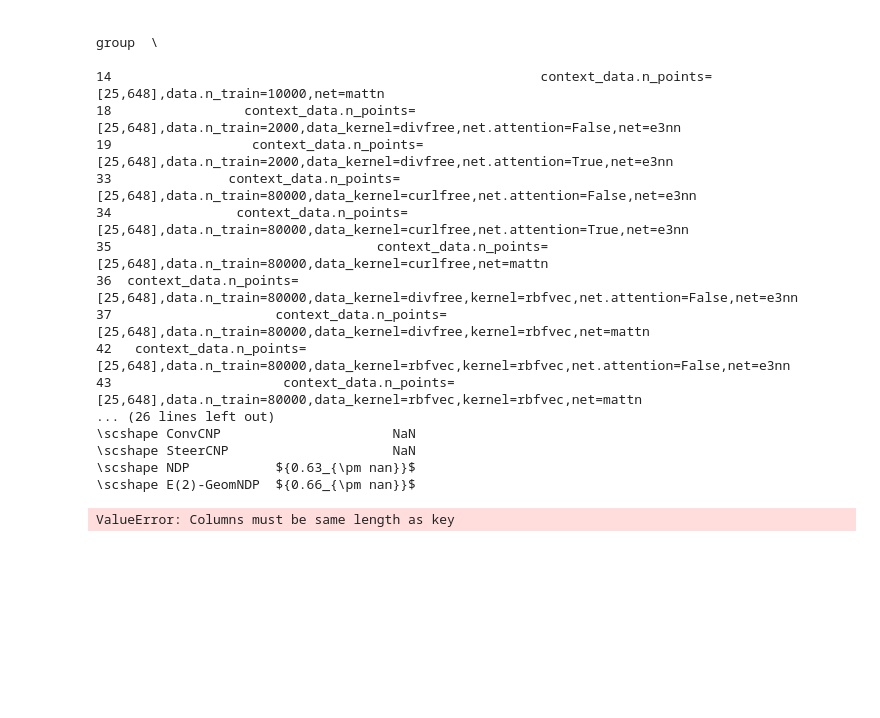
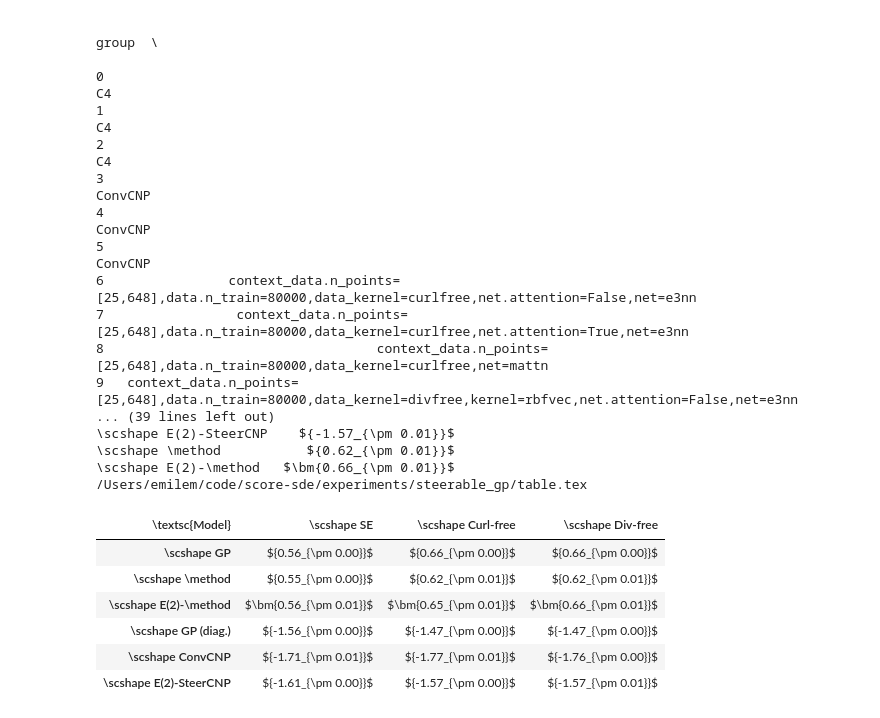
Before and after one commit to cambridge-mlg/neural_diffusion_processes, a Jupyter notebook: experiments/steerable_gp/results.ipynb, the cells around one changed output. Drawn from its saved outputs; the diff is of its cells as text; code cells hidden in the pictures; blank space fills up the shorter version.

```diff
--- a/experiments/steerable_gp/results.ipynb
+++ b/experiments/steerable_gp/results.ipynb
@@ -448,51 +440,58 @@ test_table = make_table_from_metric(
     metric, runs_df[~non_gp_idx], val_metric=metric, drop_nans=False, latex=True, bold=True, show_group=False, select_best=True
 )
 dict_names = {
     "NDP (White)": "\\method",
+    "SteerCNP": "E(2)-SteerCNP",
     # "SE(2)-Transformer": "SteerNDP (w/ attn)",
     "Tensor Field": "E(2)-\\method",
 }
 test_table["method"] = test_table["method"].replace(dict_names)
 
 print(test_table[["group", "result"]])
-table = format(test_table, row_names=["ConvCNP", "SteerCNP", dict_names["NDP (White)"], dict_names["Tensor Field"]])
+table = format(test_table, row_names=["ConvCNP", dict_names["SteerCNP"], dict_names["NDP (White)"], dict_names["Tensor Field"]])
 print(table)
 gp_test_table = make_table_from_metric(
     metric, runs_df[non_gp_idx], val_metric=metric, drop_nans=False, latex=True, bold=False, show_group=False, select_best=True, pm=True
 )
 # # print(gp_test_table)
 gp_table = format(gp_test_table, row_names=["GP (diag.)", "GP"])
 table = pd.concat([table, gp_table])
-row_names = ["GP", dict_names["NDP (White)"], dict_names["Tensor Field"], "GP (diag.)", "ConvCNP", "SteerCNP"]
+row_names = ["GP", dict_names["NDP (White)"], dict_names["Tensor Field"], "GP (diag.)", "ConvCNP", dict_names["SteerCNP"]]
 table = table.reindex([f"\\scshape {row}" for row in row_names])
 
 import os
 latex_path = "table.tex"
 filename = os.path.join(os.getcwd(), latex_path)
 print(filename)
 table.style.to_latex(
     buf=filename, hrules=True, multicol_align="c", column_format="lccc"
 )
 table
 # %% [output]
                                                                                                                group  \
 
-14                                                       context_data.n_points=[25,648],data.n_train=10000,net=mattn
-18                 context_data.n_points=[25,648],data.n_train=2000,data_kernel=divfree,net.attention=False,net=e3nn
-19                  context_data.n_points=[25,648],data.n_train=2000,data_kernel=divfree,net.attention=True,net=e3nn
-33               context_data.n_points=[25,648],data.n_train=80000,data_kernel=curlfree,net.attention=False,net=e3nn
-34                context_data.n_points=[25,648],data.n_train=80000,data_kernel=curlfree,net.attention=True,net=e3nn
-35                                  context_data.n_points=[25,648],data.n_train=80000,data_kernel=curlfree,net=mattn
-36  context_data.n_points=[25,648],data.n_train=80000,data_kernel=divfree,kernel=rbfvec,net.attention=False,net=e3nn
-37                     context_data.n_points=[25,648],data.n_train=80000,data_kernel=divfree,kernel=rbfvec,net=mattn
-42   context_data.n_points=[25,648],data.n_train=80000,data_kernel=rbfvec,kernel=rbfvec,net.attention=False,net=e3nn
-43                      context_data.n_points=[25,648],data.n_train=80000,data_kernel=rbfvec,kernel=rbfvec,net=mattn
-... (26 lines left out)
-\scshape ConvCNP                      NaN
-\scshape SteerCNP                     NaN
-\scshape NDP           ${0.63_{\pm nan}}$
-\scshape E(2)-GeomNDP  ${0.66_{\pm nan}}$
+0                                                                                                                 C4
+1                                                                                                                 C4
+2                                                                                                                 C4
+3                                                                                                            ConvCNP
+4                                                                                                            ConvCNP
+5                                                                                                            ConvCNP
+6                context_data.n_points=[25,648],data.n_train=80000,data_kernel=curlfree,net.attention=False,net=e3nn
+7                 context_data.n_points=[25,648],data.n_train=80000,data_kernel=curlfree,net.attention=True,net=e3nn
+8                                   context_data.n_points=[25,648],data.n_train=80000,data_kernel=curlfree,net=mattn
+9   context_data.n_points=[25,648],data.n_train=80000,data_kernel=divfree,kernel=rbfvec,net.attention=False,net=e3nn
+... (39 lines left out)
+\scshape E(2)-SteerCNP    ${-1.57_{\pm 0.01}}$
+\scshape \method           ${0.62_{\pm 0.01}}$
+\scshape E(2)-\method   $\bm{0.66_{\pm 0.01}}$
+/Users/emilem/code/score-sde/experiments/steerable_gp/table.tex
-ValueError: Columns must be same length as key
+| \textsc{Model} | \scshape SE | \scshape Curl-free | \scshape Div-free |
+| \scshape GP | ${0.56_{\pm 0.00}}$ | ${0.66_{\pm 0.00}}$ | ${0.66_{\pm 0.00}}$ |
+| \scshape \method | ${0.55_{\pm 0.00}}$ | ${0.62_{\pm 0.01}}$ | ${0.62_{\pm 0.01}}$ |
+| \scshape E(2)-\method | $\bm{0.56_{\pm 0.01}}$ | $\bm{0.65_{\pm 0.01}}$ | $\bm{0.66_{\pm 0.01}}$ |
+| \scshape GP (diag.) | ${-1.56_{\pm 0.00}}$ | ${-1.47_{\pm 0.00}}$ | ${-1.47_{\pm 0.00}}$ |
+| \scshape ConvCNP | ${-1.71_{\pm 0.01}}$ | ${-1.77_{\pm 0.01}}$ | ${-1.76_{\pm 0.00}}$ |
+| \scshape E(2)-SteerCNP | ${-1.61_{\pm 0.00}}$ | ${-1.57_{\pm 0.00}}$ | ${-1.57_{\pm 0.01}}$ |
 # %%
 table = make_table_from_metric(
     "cond_logp", runs_df, val_metric="cond_logp", drop_nans=False, latex=True, bold=True, show_group=False, select_best=False
```
Also changed, not shown: parts of 2 cells of this notebook, 2 other files.
